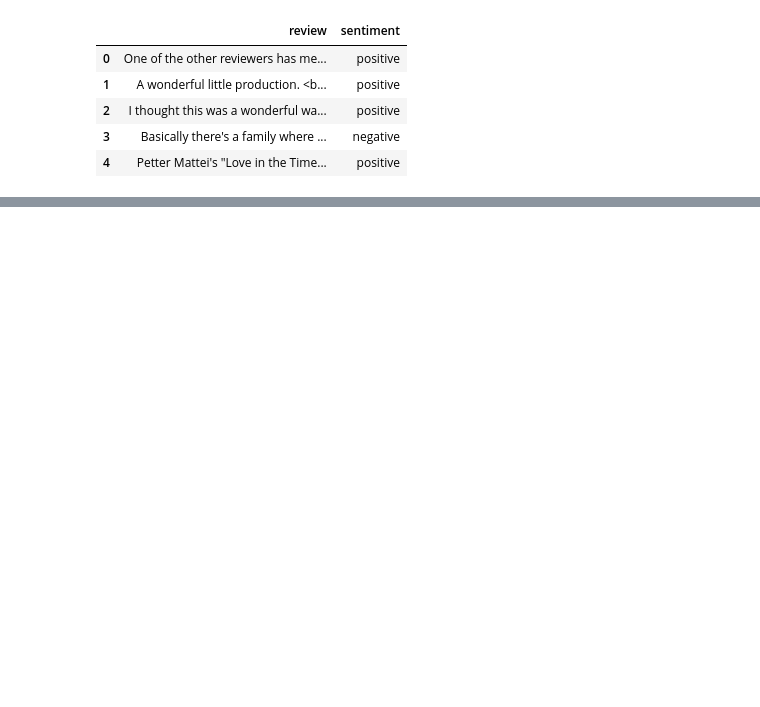
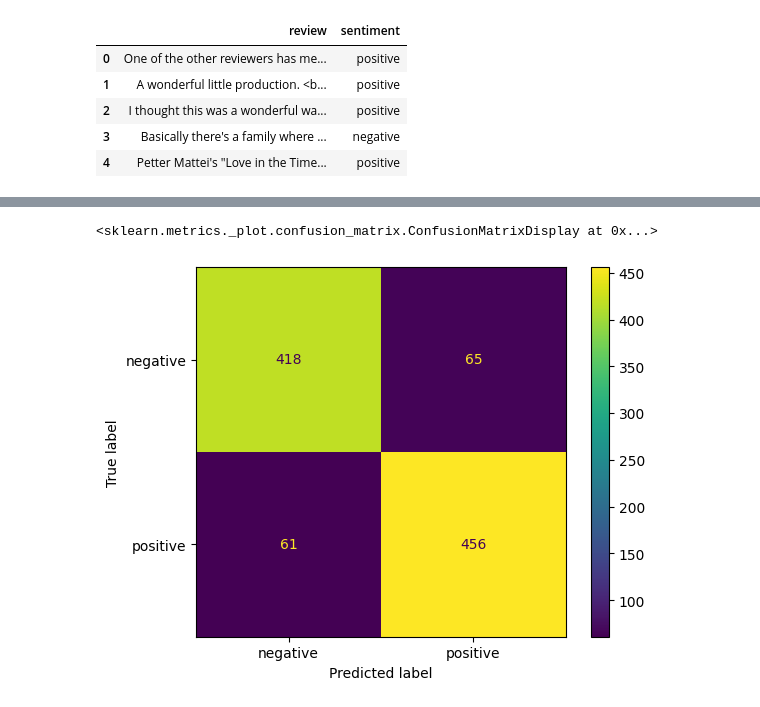
Before and after one commit to RafaelBastos44/TCC, a Jupyter notebook: text_classification/sklearn_models/sklearn_binary1.ipynb, the cells around one changed output, grey strips where cells are left out. Cells and saved outputs as stored; diff of their text form; code cells hidden in the pictures; blank space fills up the shorter version.

```diff
--- a/text_classification/sklearn_models/sklearn_binary1.ipynb
+++ b/text_classification/sklearn_models/sklearn_binary1.ipynb
@@ -39,4 +66,0 @@ X_train, X_test, y_train, y_test = train_test_split(features, target, test_size=
-# %%
-tfidf = TfidfVectorizer(stop_words='english')
-X_train = tfidf.fit_transform(X_train)
-X_test = tfidf.transform(X_test)
@@ -47,4 +66,0 @@ y_train_encoded = label_encoder.fit_transform(y_train)
-# %%
-random_forest = RandomForestClassifier(n_estimators=200, random_state=42, n_jobs=6)
-random_forest.fit(X_train, y_train_encoded)
-random_forest.score(X_test, label_encoder.transform(y_test))
@@ -52,0 +117,4 @@ random_forest.score(X_test, label_encoder.transform(y_test))
+# %%
+grid_search = GridSearchCV(pipeline, param_grids, cv=5, n_jobs=4, verbose=3, scoring='accuracy')
+
+grid_search.fit(X_train, y_train)
@@ -52,0 +145,9 @@ random_forest.score(X_test, label_encoder.transform(y_test))
+# %%
+print(f"Best parameters found: {grid_search.best_params_}")
+print(f"Best cross-validation score: {grid_search.best_score_}")
+
+best_model = grid_search.best_estimator_
+y_pred = best_model.predict(X_test)
+
+print("\nTest set classification report with best model:")
+print(classification_report(y_test, y_pred, digits=4))
@@ -52,0 +167,7 @@ random_forest.score(X_test, label_encoder.transform(y_test))
+# %%
+cm = confusion_matrix(y_test, y_pred)
+disp = ConfusionMatrixDisplay(confusion_matrix=cm, display_labels=best_model.classes_)
+disp.plot(cmap='viridis')
+# %% [output]
+<sklearn.metrics._plot.confusion_matrix.ConfusionMatrixDisplay at 0x...>
+[figure, added]
```
Also changed, not shown: parts of 15 cells of this notebook, 6 other files.
